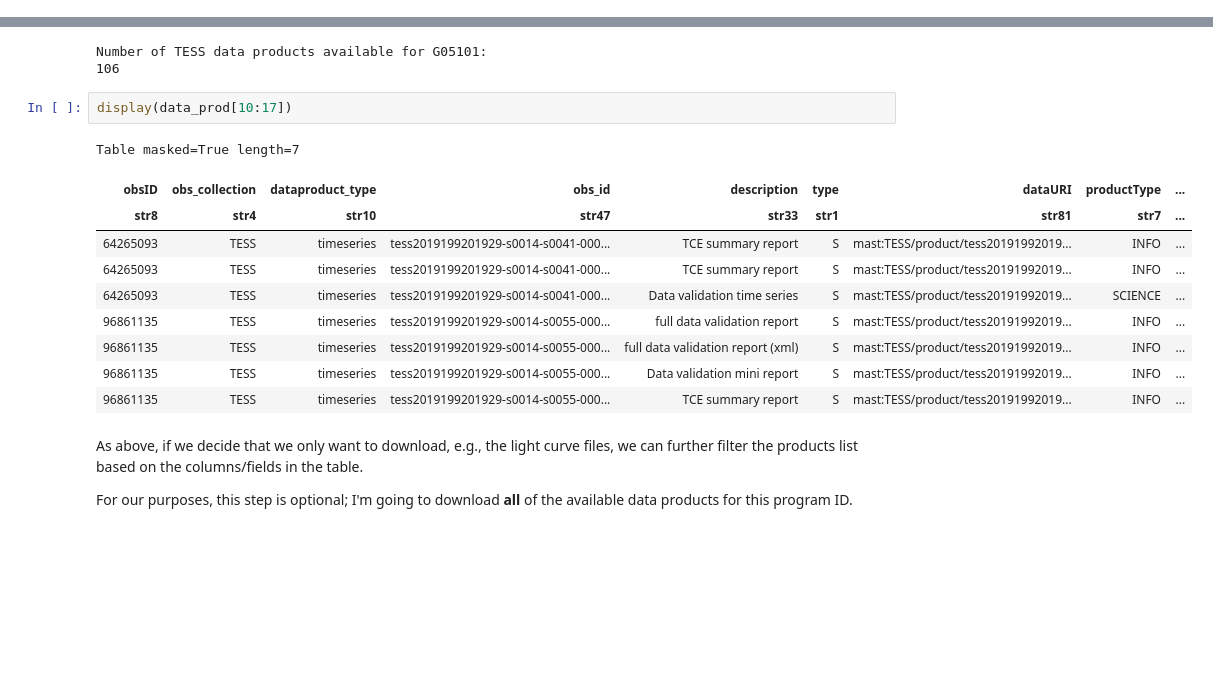
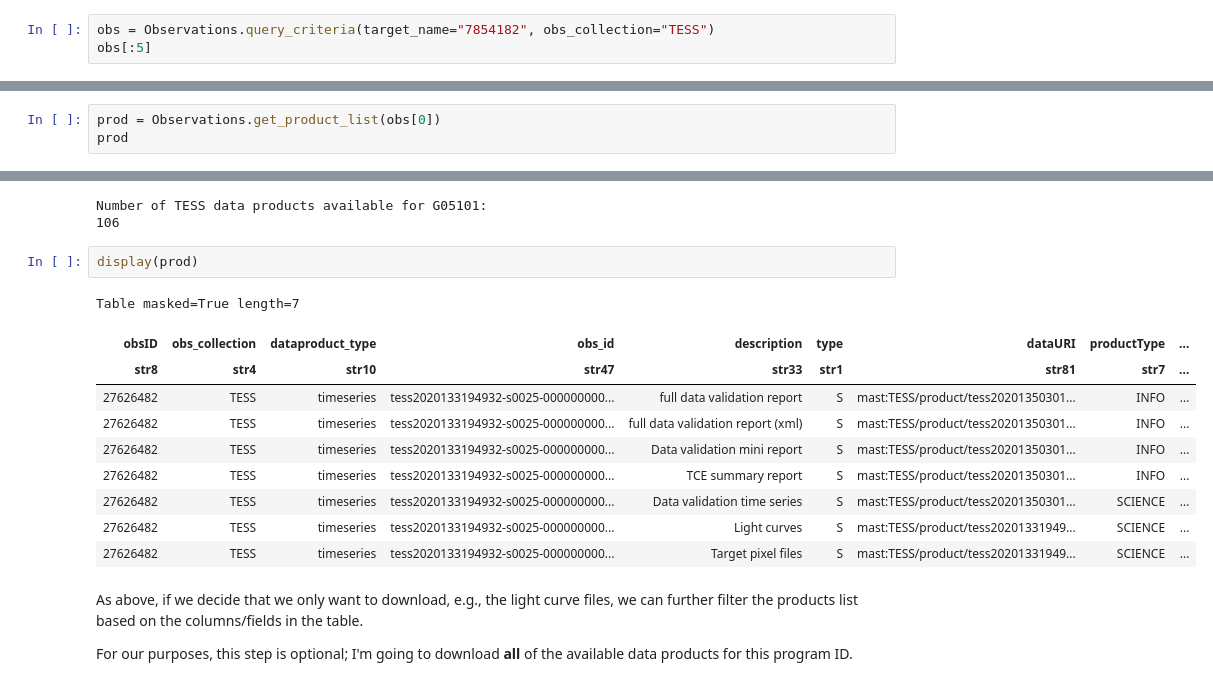
Before and after one commit to tessgi/InteractiveWorkshop, a Jupyter notebook: talks/How-to-Access-TESS-Data-Tutorial.ipynb, the cells around one changed output, grey strips where cells are left out. Drawn from its saved outputs; the diff is of its cells as text; blank space fills up the shorter version.

```diff
--- a/talks/How-to-Access-TESS-Data-Tutorial.ipynb
+++ b/talks/How-to-Access-TESS-Data-Tutorial.ipynb
@@ -49,0 +86,3 @@ To keep this search simple, we will use the following filters:
+# %%
+obs = Observations.query_criteria(target_name="7854182", obs_collection="TESS")
+obs[:5]
@@ -49,0 +103,3 @@ To keep this search simple, we will use the following filters:
+# %%
+prod = Observations.get_product_list(obs[0])
+prod
@@ -170,18 +199,18 @@ print(f"Number of TESS data products available for {pid}: \n{len(data_prod_pid)}
 Number of TESS data products available for G05101:
 106
 # %%
-display(data_prod[10:17])
+display(prod)
 # %% [output]
 Table masked=True length=7
 | obsID | obs_collection | dataproduct_type | obs_id | description | type | dataURI | productType | ... |
 | str8 | str4 | str10 | str47 | str33 | str1 | str81 | str7 | ... |
-| 64265093 | TESS | timeseries | tess2019199201929-s0014-s0041-000... | TCE summary report | S | mast:TESS/product/tess20191992019... | INFO | ... |
-| 64265093 | TESS | timeseries | tess2019199201929-s0014-s0041-000... | TCE summary report | S | mast:TESS/product/tess20191992019... | INFO | ... |
-| 64265093 | TESS | timeseries | tess2019199201929-s0014-s0041-000... | Data validation time series | S | mast:TESS/product/tess20191992019... | SCIENCE | ... |
-| 96861135 | TESS | timeseries | tess2019199201929-s0014-s0055-000... | full data validation report | S | mast:TESS/product/tess20191992019... | INFO | ... |
-| 96861135 | TESS | timeseries | tess2019199201929-s0014-s0055-000... | full data validation report (xml) | S | mast:TESS/product/tess20191992019... | INFO | ... |
-| 96861135 | TESS | timeseries | tess2019199201929-s0014-s0055-000... | Data validation mini report | S | mast:TESS/product/tess20191992019... | INFO | ... |
-| 96861135 | TESS | timeseries | tess2019199201929-s0014-s0055-000... | TCE summary report | S | mast:TESS/product/tess20191992019... | INFO | ... |
+| 27626482 | TESS | timeseries | tess2020133194932-s0025-000000000... | full data validation report | S | mast:TESS/product/tess20201350301... | INFO | ... |
+| 27626482 | TESS | timeseries | tess2020133194932-s0025-000000000... | full data validation report (xml) | S | mast:TESS/product/tess20201350301... | INFO | ... |
+| 27626482 | TESS | timeseries | tess2020133194932-s0025-000000000... | Data validation mini report | S | mast:TESS/product/tess20201350301... | INFO | ... |
+| 27626482 | TESS | timeseries | tess2020133194932-s0025-000000000... | TCE summary report | S | mast:TESS/product/tess20201350301... | INFO | ... |
+| 27626482 | TESS | timeseries | tess2020133194932-s0025-000000000... | Data validation time series | S | mast:TESS/product/tess20201350301... | SCIENCE | ... |
+| 27626482 | TESS | timeseries | tess2020133194932-s0025-000000000... | Light curves | S | mast:TESS/product/tess20201331949... | SCIENCE | ... |
+| 27626482 | TESS | timeseries | tess2020133194932-s0025-000000000... | Target pixel files | S | mast:TESS/product/tess20201331949... | SCIENCE | ... |
 # %% [markdown]
 As above, if we decide that we only want to download, e.g., the light curve files, we can further filter the products list based on the columns/fields in the table.
 
```
Also changed, not shown: parts of 36 cells of this notebook.
